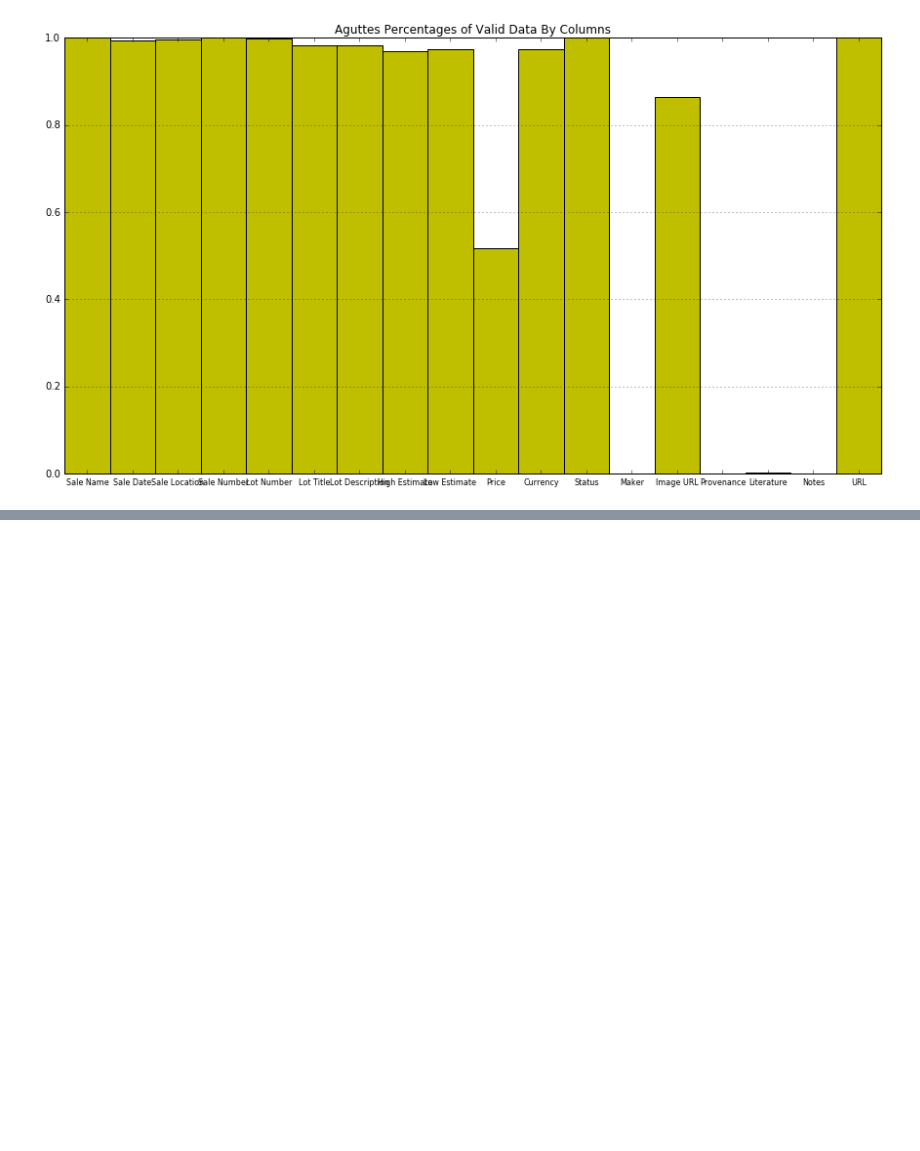
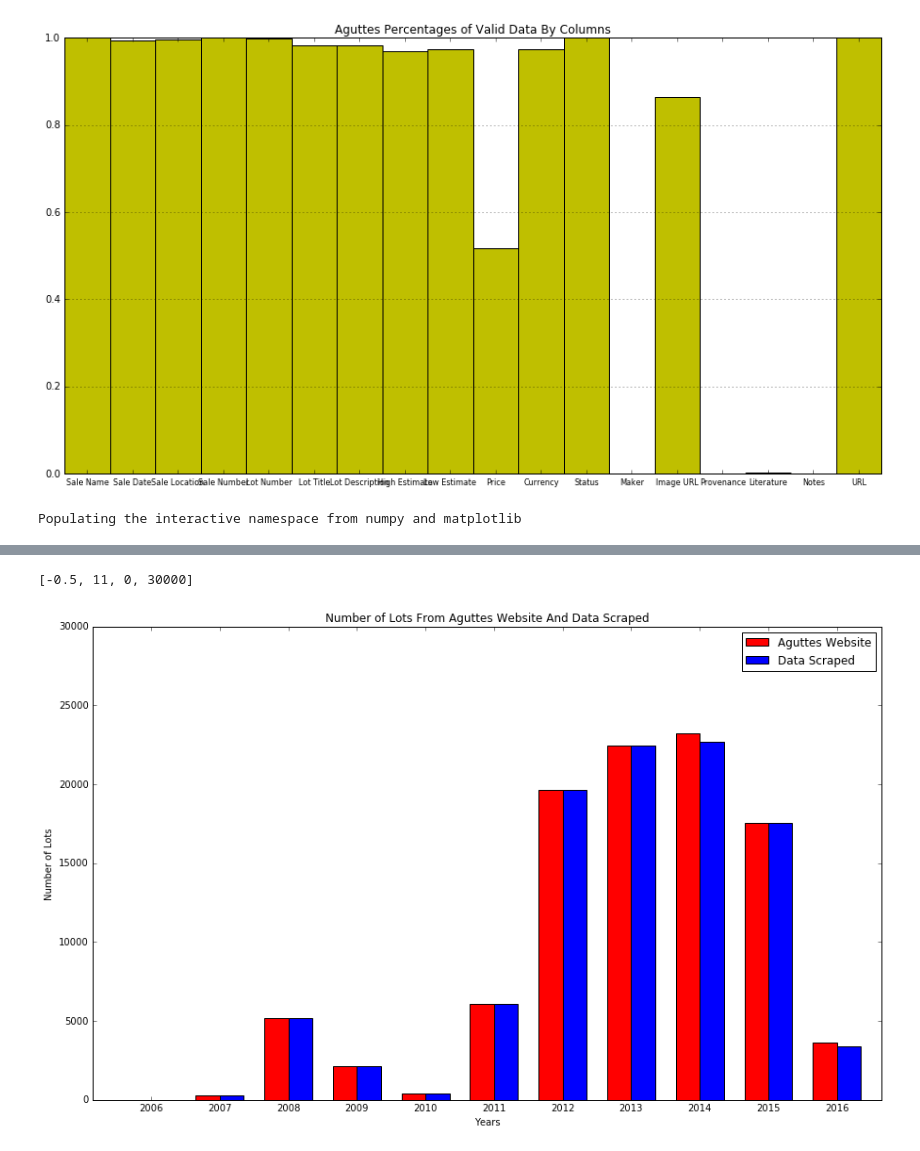
Before and after one commit to gz475/gz475.github.io, a Jupyter notebook: collectrium/Augttes/Aguttes Statistics.ipynb, the cells around one changed output, grey strips where cells are left out. Cells and saved outputs as stored; diff of their text form; code cells hidden in the pictures; blank space fills up the shorter version.

```diff
--- a/collectrium/Augttes/Aguttes Statistics.ipynb
+++ b/collectrium/Augttes/Aguttes Statistics.ipynb
@@ -57,0 +71,49 @@ plt.title('Aguttes Percentages of Valid Data By Columns')
+# %%
+import re
+nums = []
+
+for x in numbers:
+    nums.append(int(re.sub("[^0-9]", "", x.split(' ')[-3])))
+# %%
+import pandas as pd
+
+yearData = pd.DataFrame()
+yearData['Year'] = years
+yearData['Number'] = nums
+# %%
+num = []
+for x in range(2006, 2017):
+    sample = yearData[yearData['Year'] == x]
+    num.append(sum(sample['Number']))
+# %%
+%pylab inline
+
+n_groups = len(num)
+
+means_men = tuple(num)
+means_women = tuple(values)
+
+fig, ax = plt.subplots(figsize=(15,9))
+index = np.arange(n_groups)
+bar_width = 0.35
+
+opacity = 1
+
+rects1 = plt.bar(index, means_men, bar_width,
+                 alpha=opacity,
+                 color='r',
+                 label='Aguttes Website')
+
+rects2 = plt.bar(index + bar_width, means_women, bar_width,
+                 alpha=opacity,
+                 color='b',
+                 label='Data Scraped')
+
+plt.xlabel('Years')
+plt.ylabel('Number of Lots')
+plt.title('Number of Lots From Aguttes Website And Data Scraped')
+plt.xticks(index + bar_width, tuple([x for x in range(2006, 2017)]))
+plt.legend(loc = 'upper right')
+plt.axis([-0.5, 11, 0, 30000])
+# %% [output]
+Populating the interactive namespace from numpy and matplotlib
@@ -57,0 +122,2 @@ plt.title('Aguttes Percentages of Valid Data By Columns')
+[-0.5, 11, 0, 30000]
+[figure, added]
```
Also changed, not shown: parts of 3 cells of this notebook, 5 other files.
